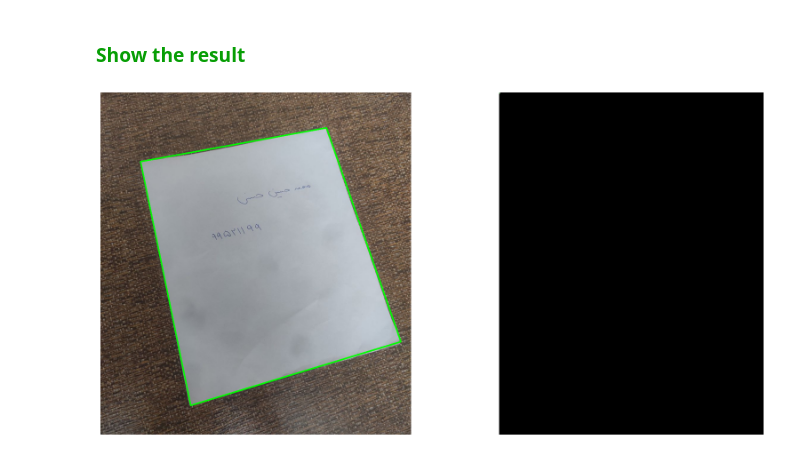
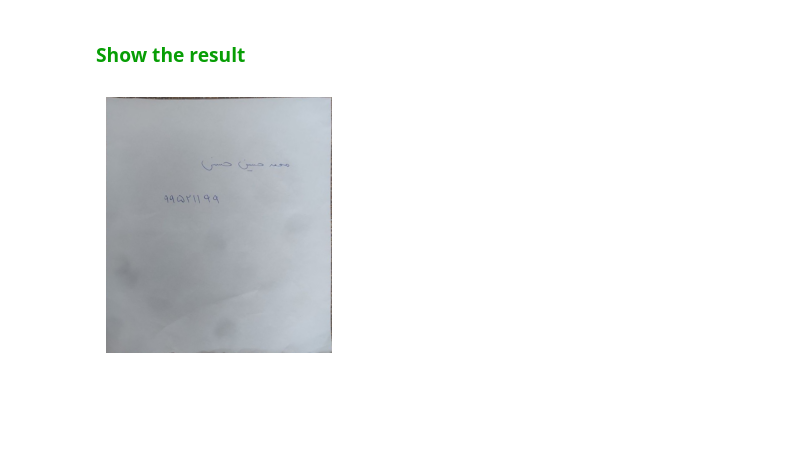
Before and after one commit to mhhasani/computer-vision, a Jupyter notebook: HW3/Q4.ipynb, the cells around one changed output. Cells and saved outputs as stored; diff of their text form; code cells hidden in the pictures; blank space fills up the shorter version.

```diff
--- a/HW3/Q4.ipynb
+++ b/HW3/Q4.ipynb
@@ -109,24 +71,31 @@ width, height = 600, 800
 # %% [markdown]
 <h3><font color = "#079e05"> Show the result </font></h3>
-# %%
-# Define the corners of the paper in the input image
-paper_corners = np.float32([corner[0] for corner in approx])
-
-# Define the corners of the paper in the output image (assumes a letter-sized page)
-output_corners = np.float32([[0, 0], [0, 11], [8.5, 11], [8.5, 0]])
-
-# Compute the perspective transform matrix
-M = cv2.getPerspectiveTransform(paper_corners, output_corners)
-
-# Warp the input image to the output image
-output_image = cv2.warpPerspective(image, M, (int(8.5 * 300), int(11 * 300)))
-
-# Display the results
-plt.figure(figsize=(20, 10))
-plt.subplot(1, 2, 1)
-imshow(image)
-plt.subplot(1, 2, 2)
-imshow(output_image)
-plt.show()
-# %% [output]
-[figure, removed]
+# %%
+# Find contours in the binary image
+contours, hierarchy = cv2.findContours(thresh, cv2.RETR_TREE, cv2.CHAIN_APPROX_SIMPLE)
+
+# Find the contour with the largest area (this should be the paper)
+paper_contour = max(contours, key=cv2.contourArea)
+
+# Approximate the contour to a polygon with fewer vertices
+epsilon = 0.1 * cv2.arcLength(paper_contour, True)
+approx = cv2.approxPolyDP(paper_contour, epsilon, True)
+
+vertices = reorder(approx.reshape(4, 2))
+
+# Compute the width and height of the new image
+width = max(np.linalg.norm(vertices[0] - vertices[1]), np.linalg.norm(vertices[2] - vertices[3]))
+height = max(np.linalg.norm(vertices[0] - vertices[3]), np.linalg.norm(vertices[1] - vertices[2]))
+
+# Compute the perspective transform matrix
+M = cv2.getPerspectiveTransform(vertices, np.float32([[0, 0], [width, 0], [width, height], [0, height]]))
+
+# Apply the perspective transformation to the original image
+warped = cv2.warpPerspective(image, M, (int(width), int(height)))
+
+# Display the results
+plt.subplot(1, 2, 2)
+imshow(warped)
+plt.show()
+# %% [output]
+[figure, added]
```
Also changed, not shown: parts of 1 cell of this notebook.
